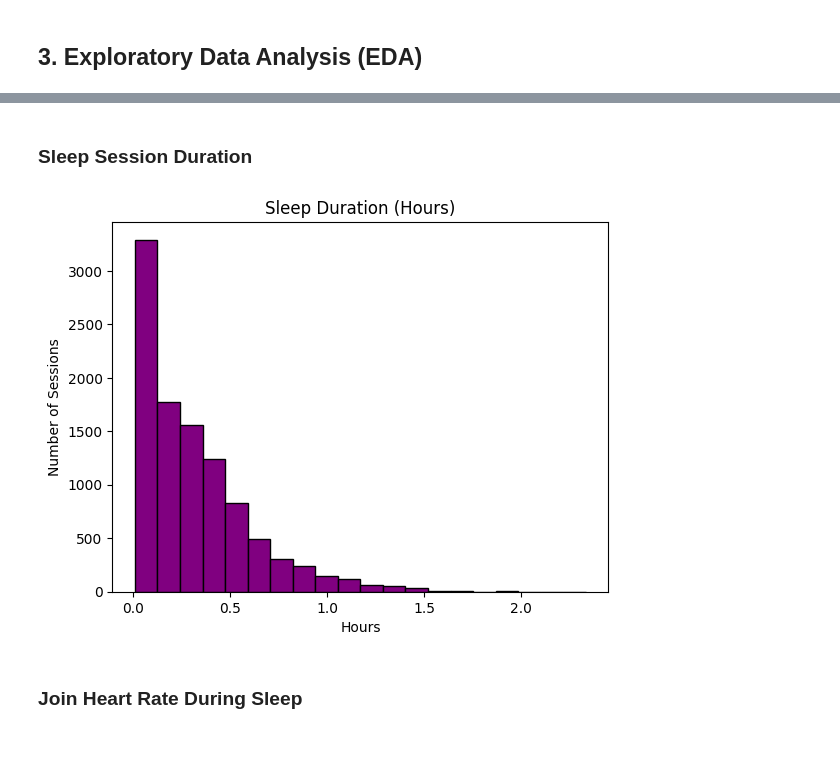
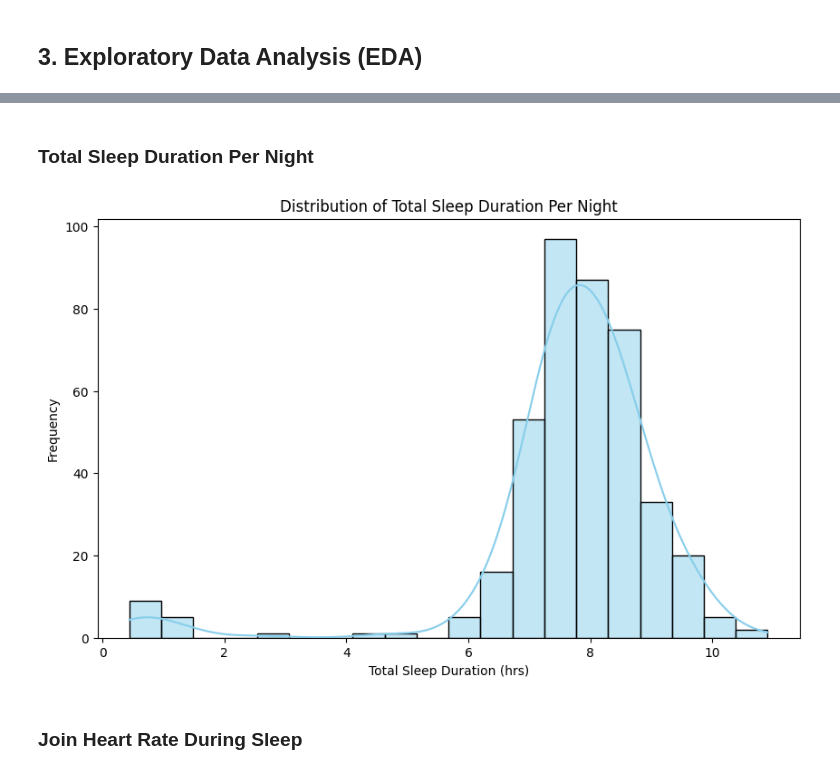
Before and after one commit to Abigail6on/Apple-Health-Sleep-Analysis, a Jupyter notebook: apple_health_hr_activity_sleep_.ipynb, the cells around one changed output, grey strips where cells are left out. Cells and saved outputs as stored; diff of their text form; code cells hidden in the pictures; blank space fills up the shorter version.

```diff
--- a/apple_health_hr_activity_sleep_.ipynb
+++ b/apple_health_hr_activity_sleep_.ipynb
@@ -131,15 +113,21 @@ plt.show()
 # %% [markdown]
-### Sleep Session Duration
+### Total Sleep Duration Per Night
-# %%
-sleep_df['duration_hr'] = (sleep_df['endDate'] - sleep_df['startDate']).dt.total_seconds() / 3600
-
-plt.hist(sleep_df['duration_hr'], bins=20, color='purple', edgecolor='black')
-plt.title('Sleep Duration (Hours)')
-plt.xlabel('Hours')
-plt.ylabel('Number of Sessions')
-plt.show()
-# %% [output]
-[figure, removed]
+# %%
+# Aggregate sleep duration by night
+sleep_duration_per_night = sleep_df.groupby(sleep_df['startDate'].dt.date)['duration_hr'].sum().reset_index()
+sleep_duration_per_night.rename(columns={'startDate': 'sleep_date', 'duration_hr': 'total_sleep_duration_hr'}, inplace=True)
+
+# Visualize the distribution of total sleep duration per night
+plt.figure(figsize=(10, 6))
+sns.histplot(sleep_duration_per_night['total_sleep_duration_hr'], bins=20, kde=True, color='skyblue')
+plt.title('Distribution of Total Sleep Duration Per Night')
+plt.xlabel('Total Sleep Duration (hrs)')
+plt.ylabel('Frequency')
+plt.show()
+
+# display(sleep_duration_per_night.head())
+# %% [output]
+[figure, added]
 # %% [markdown]
 ### Join Heart Rate During Sleep
 # %%
```
Also changed, not shown: parts of 21 cells of this notebook.
